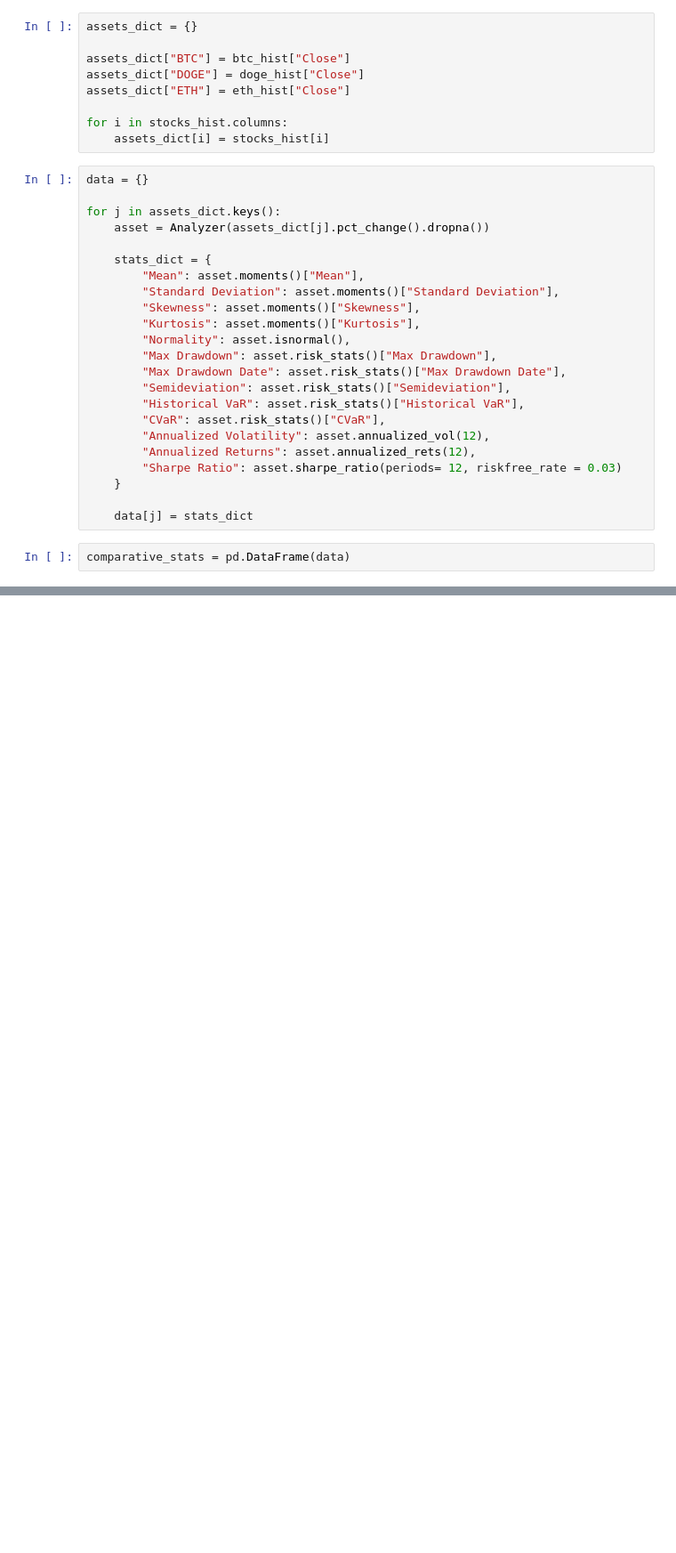
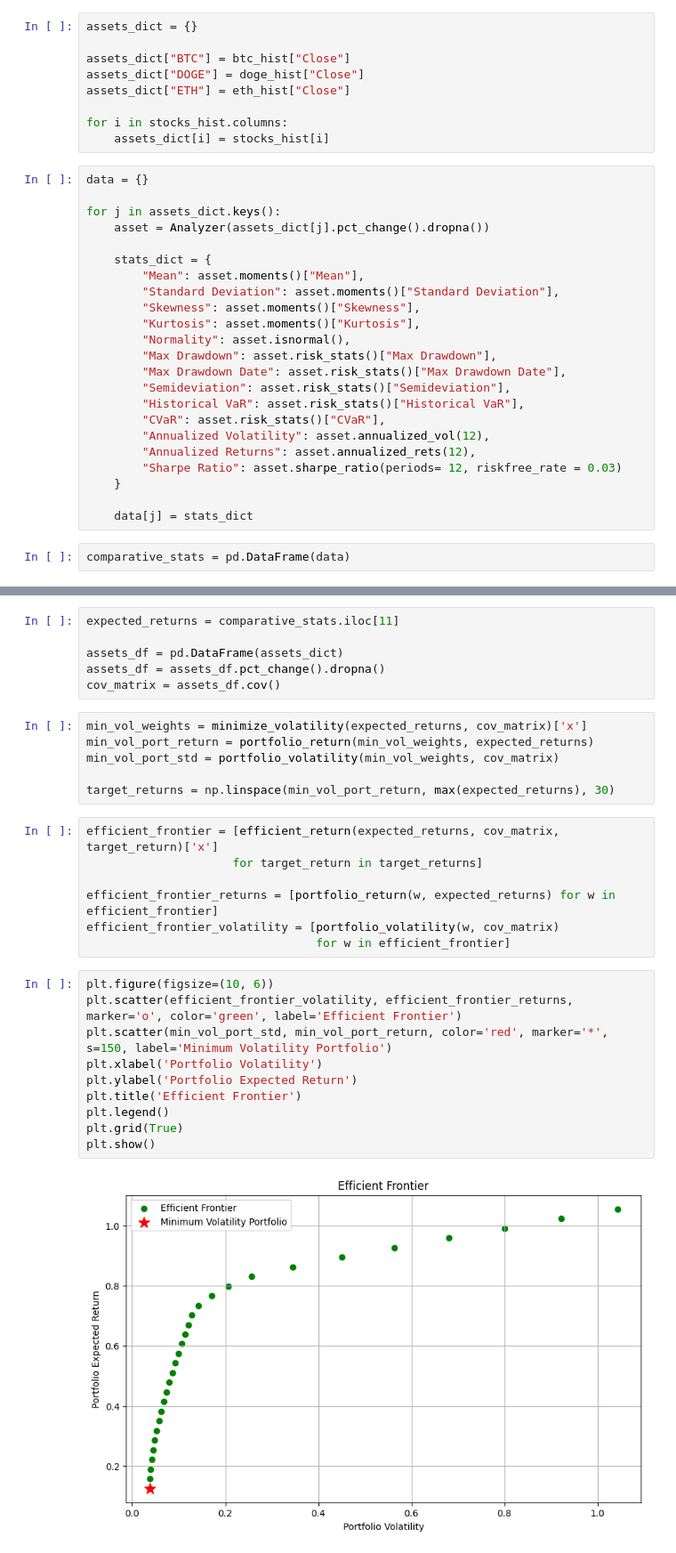
Before and after one commit to SaverioPCapra/University-Homeworks-Projects, a Jupyter notebook: Python Project/python_project.ipynb, the cells around one changed output, grey strips where cells are left out. Shown: that part at 89% size. Saved outputs shown, nothing was run; the diff lists cells and outputs as text; blank space fills up the shorter version.

```diff
--- a/Python Project/python_project.ipynb
+++ b/Python Project/python_project.ipynb
@@ -351,0 +388,31 @@ comparative_stats
+# %%
+expected_returns = comparative_stats.iloc[11]
+
+assets_df = pd.DataFrame(assets_dict)
+assets_df = assets_df.pct_change().dropna()
+cov_matrix = assets_df.cov()
+# %%
+min_vol_weights = minimize_volatility(expected_returns, cov_matrix)['x']
+min_vol_port_return = portfolio_return(min_vol_weights, expected_returns)
+min_vol_port_std = portfolio_volatility(min_vol_weights, cov_matrix)
+
+target_returns = np.linspace(min_vol_port_return, max(expected_returns), 30)
+# %%
+efficient_frontier = [efficient_return(expected_returns, cov_matrix, target_return)['x']
+                     for target_return in target_returns]
+
+efficient_frontier_returns = [portfolio_return(w, expected_returns) for w in efficient_frontier]
+efficient_frontier_volatility = [portfolio_volatility(w, cov_matrix)
+                                 for w in efficient_frontier]
+# %%
+plt.figure(figsize=(10, 6))
+plt.scatter(efficient_frontier_volatility, efficient_frontier_returns, marker='o', color='green', label='Efficient Frontier')
+plt.scatter(min_vol_port_std, min_vol_port_return, color='red', marker='*', s=150, label='Minimum Volatility Portfolio')
+plt.xlabel('Portfolio Volatility')
+plt.ylabel('Portfolio Expected Return')
+plt.title('Efficient Frontier')
+plt.legend()
+plt.grid(True)
+plt.show()
+# %% [output]
+[figure, added]
```
Also changed, not shown: parts of 7 cells of this notebook.
